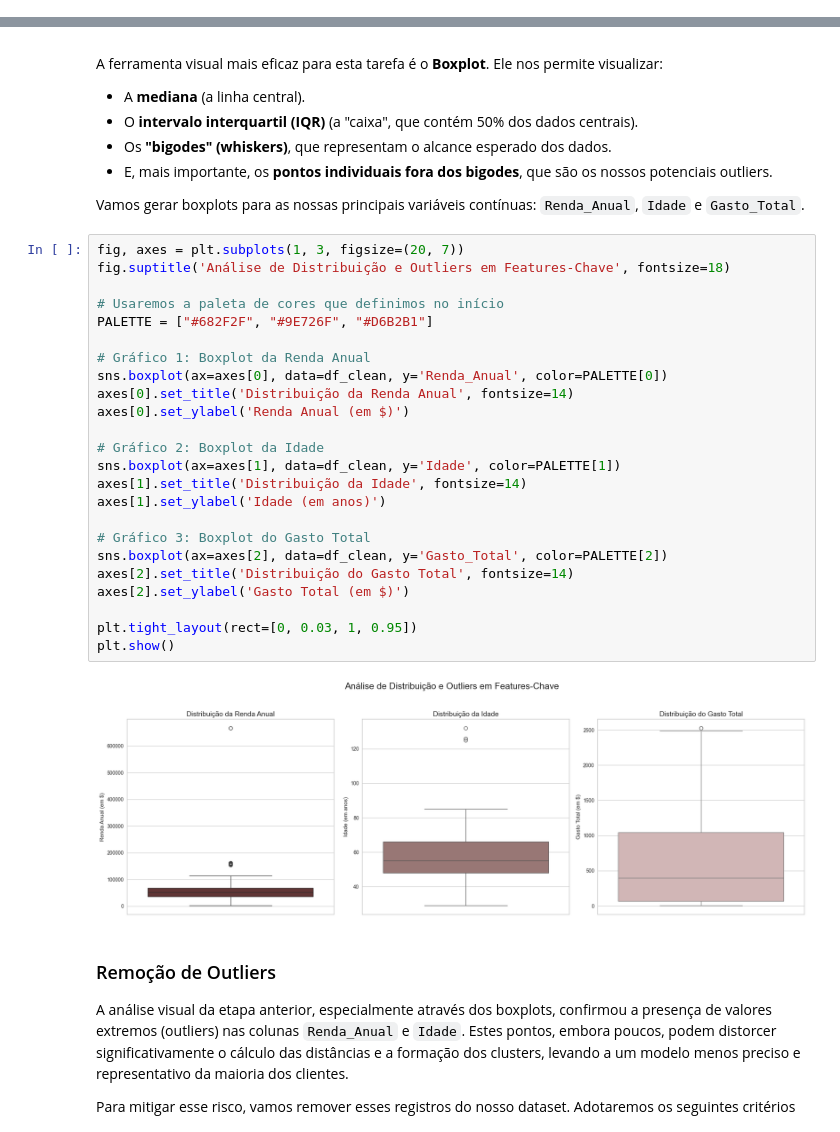
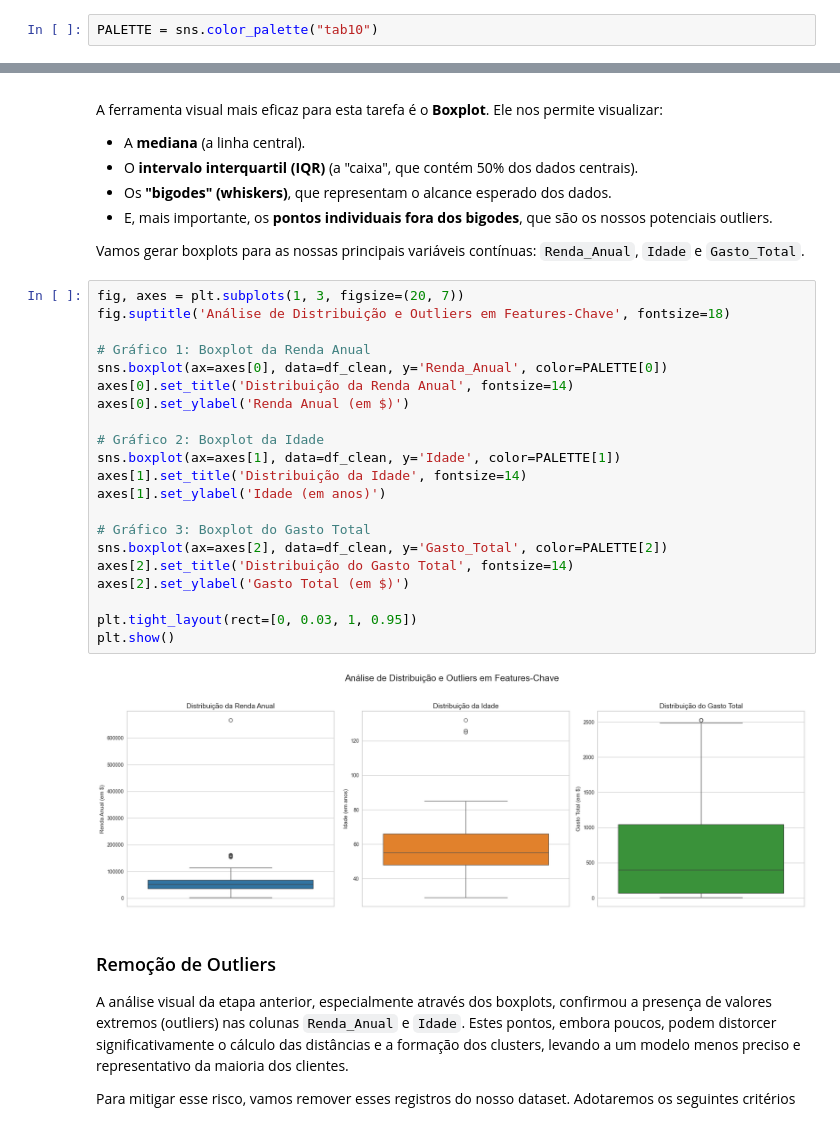
Before and after one commit to juniors719/customer_personality_clustering, a Jupyter notebook: customer_segmentation.ipynb, the cells around one changed output, grey strips where cells are left out. Cells and saved outputs as stored; diff of their text form.

```diff
--- a/customer_segmentation.ipynb
+++ b/customer_segmentation.ipynb
@@ -89,3 +80,5 @@ from yellowbrick.cluster import KElbowVisualizer
+# %%
+PALETTE = sns.color_palette("tab10")
 # %% [markdown]
 # Leitura do dataset
 # %%
@@ -435,29 +427,26 @@ Vamos gerar boxplots para as nossas principais variáveis contínuas: `Renda_Anu
 # %%
 fig, axes = plt.subplots(1, 3, figsize=(20, 7))
 fig.suptitle('Análise de Distribuição e Outliers em Features-Chave', fontsize=18)
-
-# Usaremos a paleta de cores que definimos no início
-PALETTE = ["#682F2F", "#9E726F", "#D6B2B1"]
 
 # Gráfico 1: Boxplot da Renda Anual
 sns.boxplot(ax=axes[0], data=df_clean, y='Renda_Anual', color=PALETTE[0])
 axes[0].set_title('Distribuição da Renda Anual', fontsize=14)
 axes[0].set_ylabel('Renda Anual (em $)')
 
 # Gráfico 2: Boxplot da Idade
 sns.boxplot(ax=axes[1], data=df_clean, y='Idade', color=PALETTE[1])
 axes[1].set_title('Distribuição da Idade', fontsize=14)
 axes[1].set_ylabel('Idade (em anos)')
 
 # Gráfico 3: Boxplot do Gasto Total
 sns.boxplot(ax=axes[2], data=df_clean, y='Gasto_Total', color=PALETTE[2])
 axes[2].set_title('Distribuição do Gasto Total', fontsize=14)
 axes[2].set_ylabel('Gasto Total (em $)')
 
 plt.tight_layout(rect=[0, 0.03, 1, 0.95])
 plt.show()
 # %% [output]
-[figure, old version]
+[figure, new version]
 # %% [markdown]
 ### Remoção de Outliers
 
```
Also changed, not shown: parts of 15 cells of this notebook.
